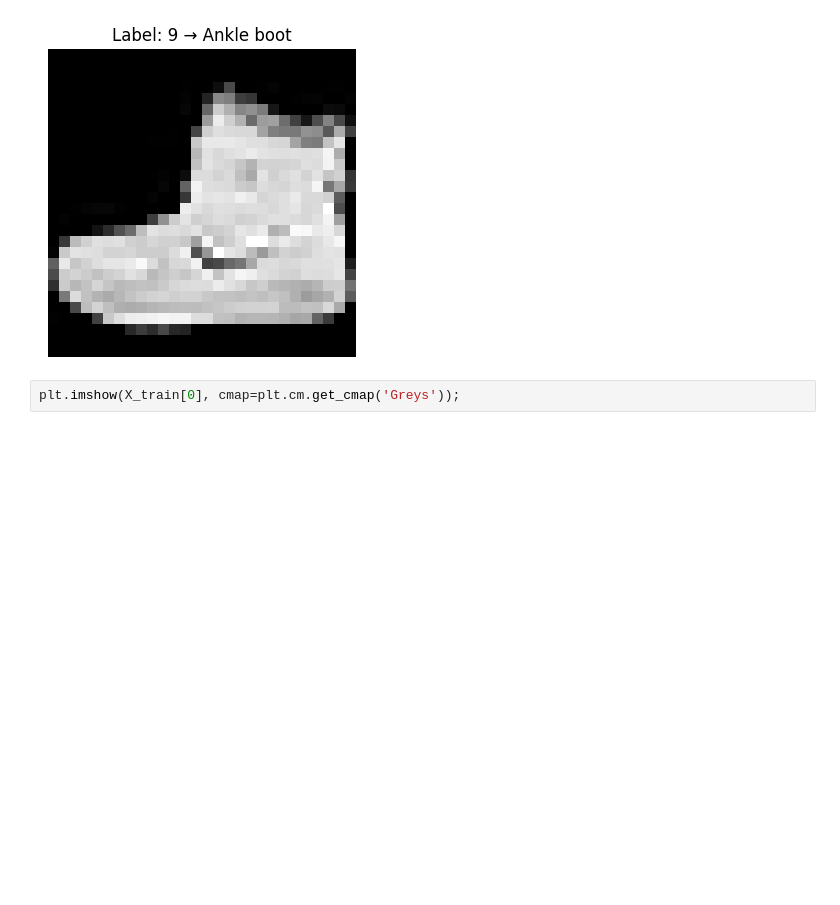
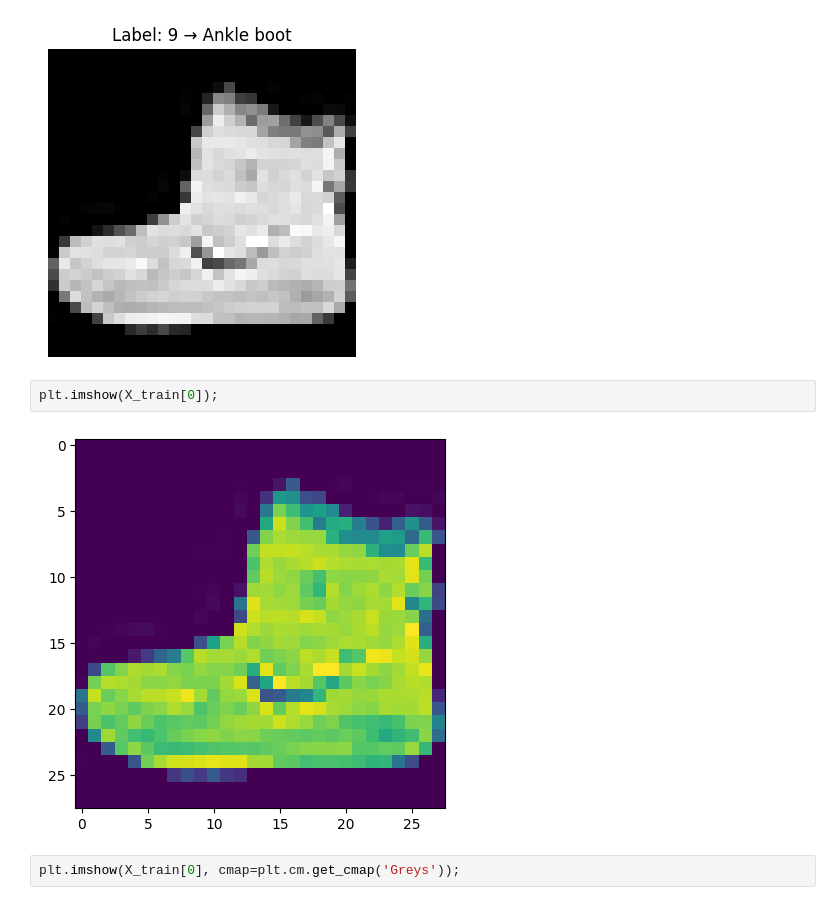
Before and after one commit to irenetite/2026-02-BILBAO-FT-Data-Science, a Jupyter notebook: 3-Machine_Learning/3-Deep_Learning/1-Intro Deep Learning/ejercicios/irene_Deep Learning classification.ipynb, the cells around one changed output. Cells and saved outputs as stored; diff of their text form; blank space fills up the shorter version.

```diff
--- a/3-Machine_Learning/3-Deep_Learning/1-Intro Deep Learning/ejercicios/irene_Deep Learning classification.ipynb
+++ b/3-Machine_Learning/3-Deep_Learning/1-Intro Deep Learning/ejercicios/irene_Deep Learning classification.ipynb
@@ -157,6 +157,10 @@ plt.axis('off')
 # %% [output]
 (np.float64(-0.5), np.float64(27.5), np.float64(27.5), np.float64(-0.5))
 [figure]
+# %%
+plt.imshow(X_train[0]);
+# %% [output]
+[figure, added]
 # %%
 plt.imshow(X_train[0], cmap=plt.cm.get_cmap('Greys'));
 # %% [output]
```
Also changed, not shown: parts of 9 cells of this notebook, 5 other files.
